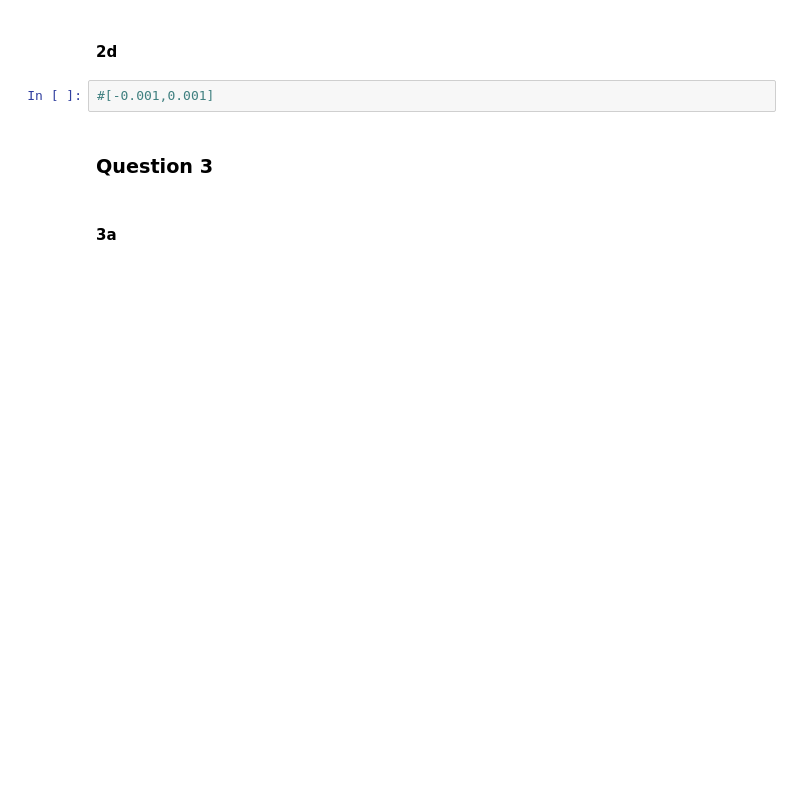
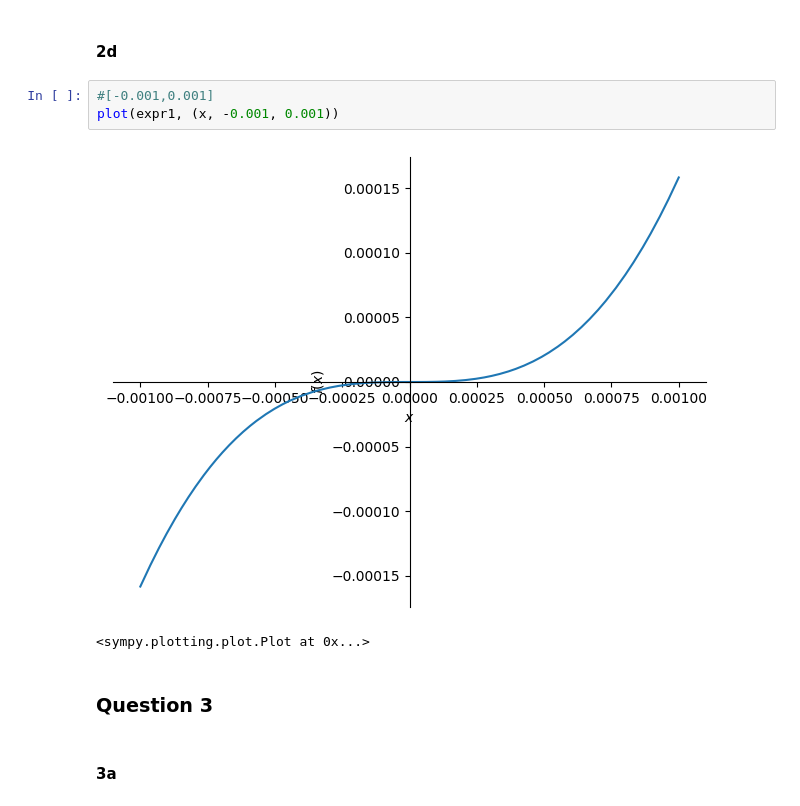
Before and after one commit to kleithegreat/second-brain, a Jupyter notebook: tamu/MATH 151/repos/Python Lab 4/Lab4temp_151_22C.ipynb, the cells around one changed output. Saved outputs shown, nothing was run; the diff lists cells and outputs as text; blank space fills up the shorter version.

```diff
--- a/tamu/MATH 151/repos/Python Lab 4/Lab4temp_151_22C.ipynb
+++ b/tamu/MATH 151/repos/Python Lab 4/Lab4temp_151_22C.ipynb
@@ -37,6 +72,10 @@ from sympy.plotting import (plot,plot_parametric)
 #### 2d
 # %%
 #[-0.001,0.001]
+plot(expr1, (x, -0.001, 0.001))
+# %% [output]
+[figure, added]
+<sympy.plotting.plot.Plot at 0x...>
 # %% [markdown]
 ### Question 3
 # %% [markdown]
```
Also changed, not shown: parts of 13 cells of this notebook, 1 other file.
